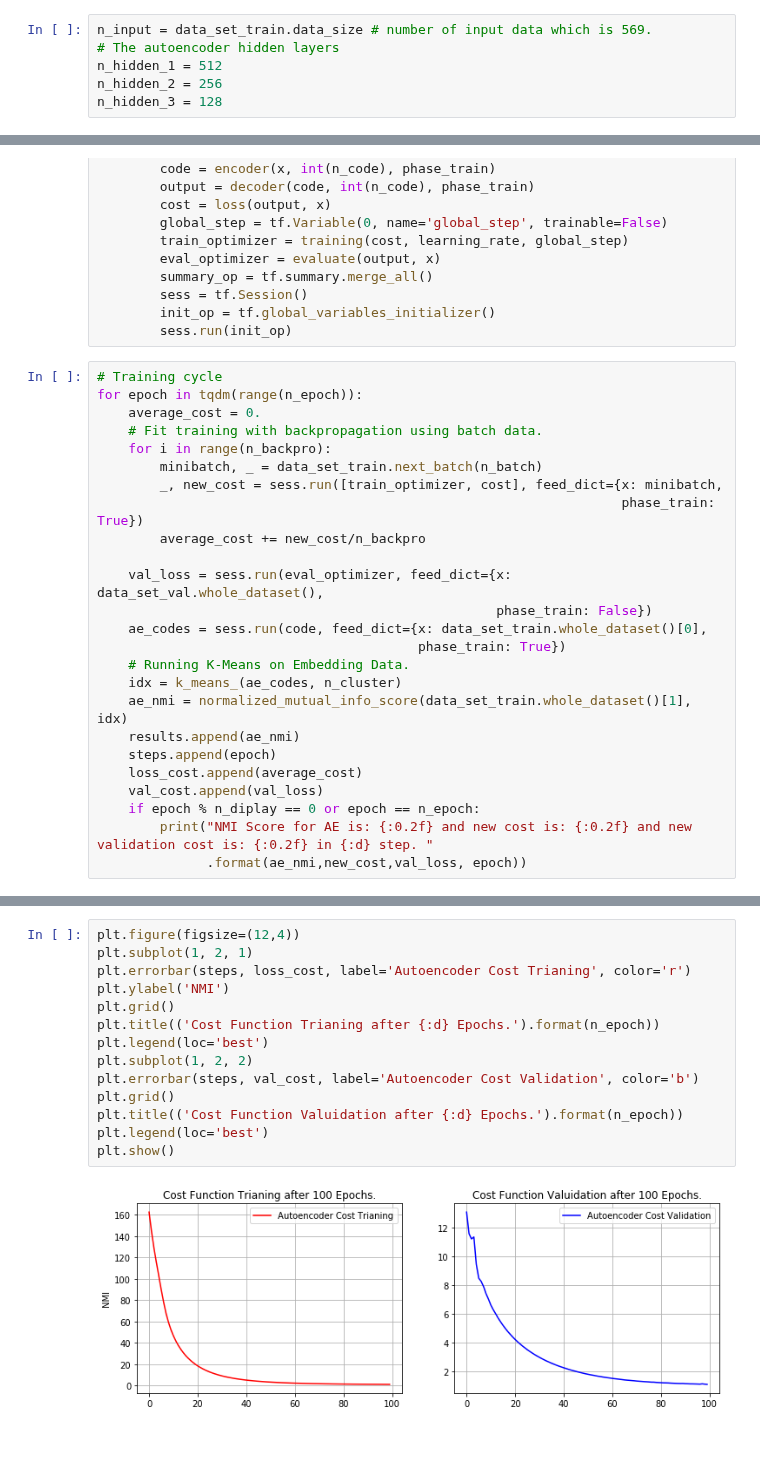
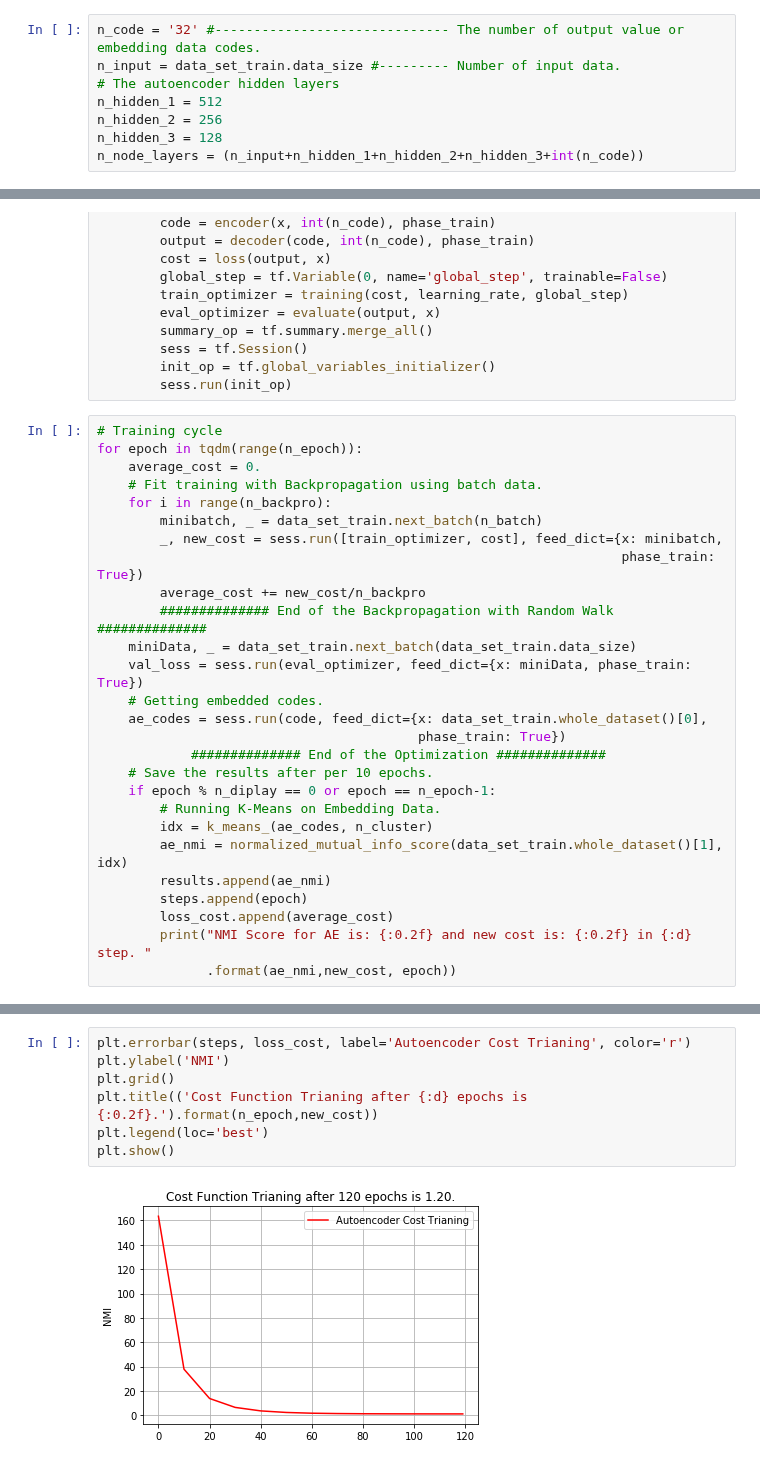
Before and after one commit to saman-nia/Deep-Neural-Networks-for-Clustering, a Jupyter notebook: Autoencoder_vs_Spectral_NG/Autoencoder_vs_Spectral_on_3NG.ipynb, the cells around one changed output, grey strips where cells are left out. Saved outputs shown, nothing was run; the diff lists cells and outputs as text.

```diff
--- a/Autoencoder_vs_Spectral_NG/Autoencoder_vs_Spectral_on_3NG.ipynb
+++ b/Autoencoder_vs_Spectral_NG/Autoencoder_vs_Spectral_on_3NG.ipynb
@@ -103,9 +140,11 @@ def spectral_clustering(X, n_cluster):
 # %%
-n_input = data_set_train.data_size # number of input data which is 569.
+n_code = '32' #------------------------------ The number of output value or embedding data codes.
+n_input = data_set_train.data_size #--------- Number of input data.
 # The autoencoder hidden layers
 n_hidden_1 = 512
 n_hidden_2 = 256
 n_hidden_3 = 128
+n_node_layers = (n_input+n_hidden_1+n_hidden_2+n_hidden_3+int(n_code))
 # %%
 def encoder(x, n_code, phase_train):
     with tf.variable_scope("encoder"):
@@ -210,25 +244,27 @@ with tf.Graph().as_default():
 # Training cycle
 for epoch in tqdm(range(n_epoch)):
     average_cost = 0.
-    # Fit training with backpropagation using batch data.
+    # Fit training with Backpropagation using batch data.
     for i in range(n_backpro):
         minibatch, _ = data_set_train.next_batch(n_batch)
         _, new_cost = sess.run([train_optimizer, cost], feed_dict={x: minibatch,
                                                                    phase_train: True})
         average_cost += new_cost/n_backpro
-
-    val_loss = sess.run(eval_optimizer, feed_dict={x: data_set_val.whole_dataset(),
-                                                   phase_train: False})
+        ############## End of the Backpropagation with Random Walk ##############
+    miniData, _ = data_set_train.next_batch(data_set_train.data_size)
+    val_loss = sess.run(eval_optimizer, feed_dict={x: miniData, phase_train: True})
+    # Getting embedded codes.
     ae_codes = sess.run(code, feed_dict={x: data_set_train.whole_dataset()[0],
                                          phase_train: True})
-    # Running K-Means on Embedding Data.
-    idx = k_means_(ae_codes, n_cluster)
-    ae_nmi = normalized_mutual_info_score(data_set_train.whole_dataset()[1], idx)
-    results.append(ae_nmi)
-    steps.append(epoch)
-    loss_cost.append(average_cost)
-    val_cost.append(val_loss)
-    if epoch % n_diplay == 0 or epoch == n_epoch:
-        print("NMI Score for AE is: {:0.2f} and new cost is: {:0.2f} and new validation cost is: {:0.2f} in {:d} step. "
-              .format(ae_nmi,new_cost,val_loss, epoch))
+            ############## End of the Optimization ##############
+    # Save the results after per 10 epochs.
+    if epoch % n_diplay == 0 or epoch == n_epoch-1:
+        # Running K-Means on Embedding Data.
+        idx = k_means_(ae_codes, n_cluster)
+        ae_nmi = normalized_mutual_info_score(data_set_train.whole_dataset()[1], idx)
+        results.append(ae_nmi)
+        steps.append(epoch)
+        loss_cost.append(average_cost)
+        print("NMI Score for AE is: {:0.2f} and new cost is: {:0.2f} in {:d} step. "
+              .format(ae_nmi,new_cost, epoch))
 # %% [output]
@@ -245,16 +284,9 @@ NMI Score for AE is: 0.78 and new cost is: 1.26 and new validation cost is: 1.15
 # %%
-plt.figure(figsize=(12,4))
-plt.subplot(1, 2, 1)
 plt.errorbar(steps, loss_cost, label='Autoencoder Cost Trianing', color='r')
 plt.ylabel('NMI')
 plt.grid()
-plt.title(('Cost Function Trianing after {:d} Epochs.').format(n_epoch))
-plt.legend(loc='best')
-plt.subplot(1, 2, 2)
-plt.errorbar(steps, val_cost, label='Autoencoder Cost Validation', color='b')
-plt.grid()
-plt.title(('Cost Function Valuidation after {:d} Epochs.').format(n_epoch))
+plt.title(('Cost Function Trianing after {:d} epochs is {:0.2f}.').format(n_epoch,new_cost))
 plt.legend(loc='best')
 plt.show()
 # %% [output]
-[figure, old version]
+[figure, new version]
```
Also changed, not shown: parts of 16 cells of this notebook.
